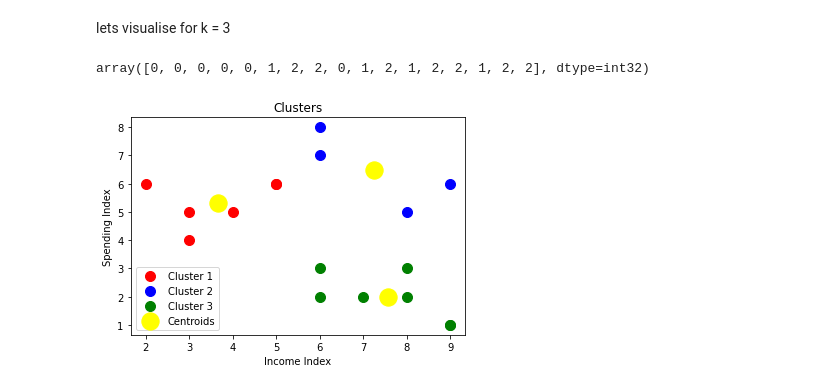
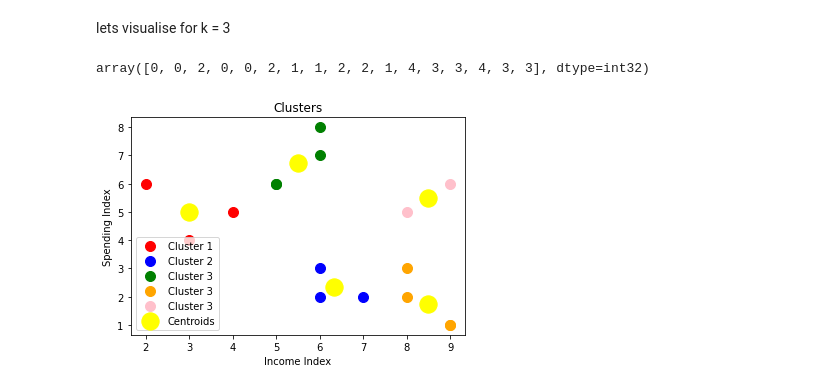
Before and after one commit to Yash-Kamtekar/Clustering-techniques, a Jupyter notebook: Kmeans.ipynb, the cells around one changed output. Saved outputs shown, nothing was run; the diff lists cells and outputs as text; code cells hidden in the pictures.

```diff
--- a/Kmeans.ipynb
+++ b/Kmeans.ipynb
@@ -74,20 +74,22 @@ plt.show()
 # %% [markdown]
 lets visualise for k = 3
 # %%
-kmeans = KMeans(n_clusters = 3)
+kmeans = KMeans(n_clusters = 5)
 y_predicted = kmeans.fit_predict(df)
 y_predicted
 # %% [output]
-array([0, 0, 0, 0, 0, 1, 2, 2, 0, 1, 2, 1, 2, 2, 1, 2, 2], dtype=int32)
+array([0, 0, 2, 0, 0, 2, 1, 1, 2, 2, 1, 4, 3, 3, 4, 3, 3], dtype=int32)
 # %%
 plt.scatter(df[y_predicted == 0]['Spending Index'], df[y_predicted == 0]['Income Index'], s = 100, c = 'red', label = 'Cluster 1')
 plt.scatter(df[y_predicted == 1]['Spending Index'], df[y_predicted == 1]['Income Index'], s = 100, c = 'blue', label = 'Cluster 2')
 plt.scatter(df[y_predicted == 2]['Spending Index'], df[y_predicted == 2]['Income Index'], s = 100, c = 'green', label = 'Cluster 3')
+plt.scatter(df[y_predicted == 3]['Spending Index'], df[y_predicted == 3]['Income Index'], s = 100, c = 'orange', label = 'Cluster 3')
+plt.scatter(df[y_predicted == 4]['Spending Index'], df[y_predicted == 4]['Income Index'], s = 100, c = 'pink', label = 'Cluster 3')
 plt.scatter(kmeans.cluster_centers_[:, 0], kmeans.cluster_centers_[:, 1], s = 300, c = 'yellow', label = 'Centroids')
 plt.title('Clusters')
 plt.ylabel('Spending Index')
 plt.xlabel('Income Index')
 plt.legend()
 plt.show()
 # %% [output]
-[figure, old version]
+[figure, new version]
```
Also changed, not shown: parts of 1 cell of this notebook.
